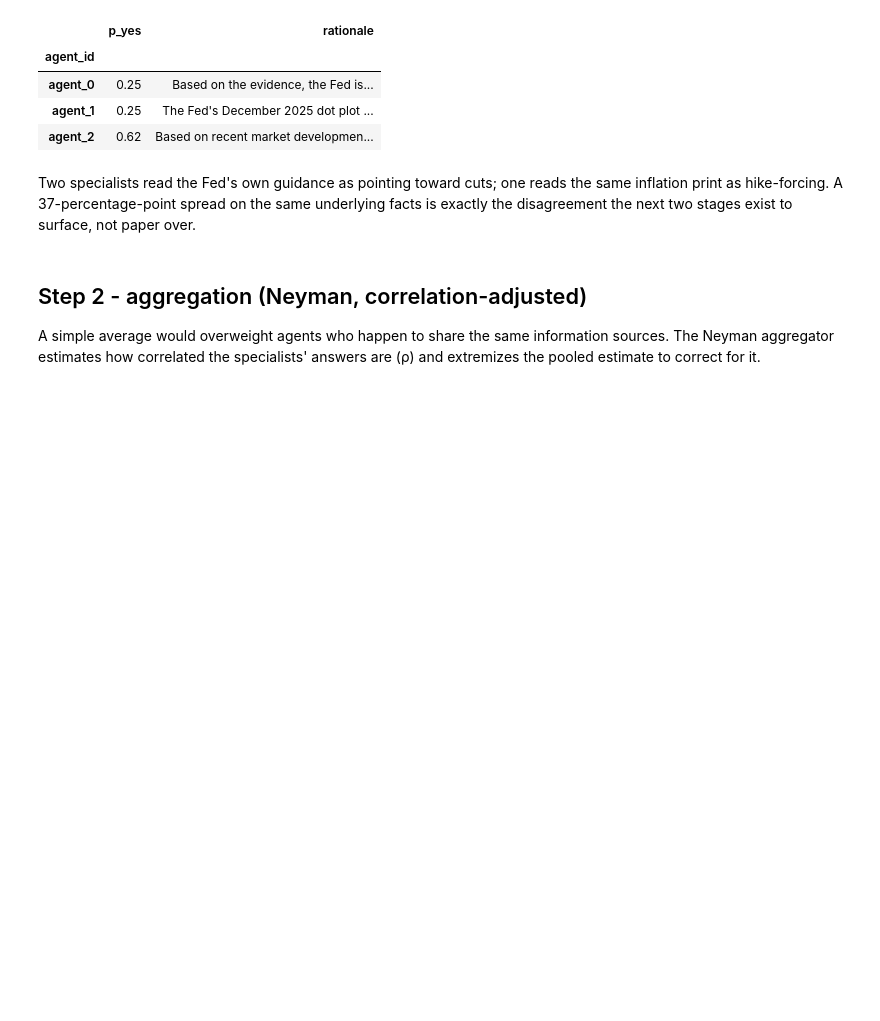
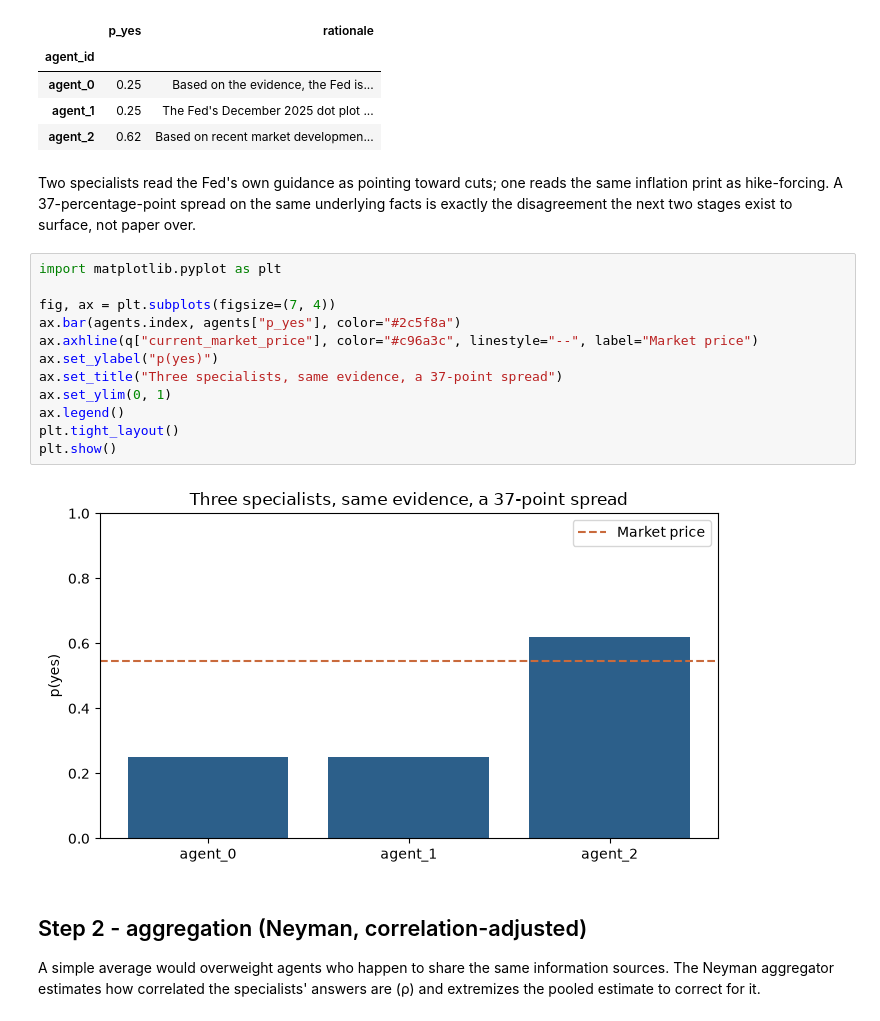
Before and after one commit to ml4t/packt-workshop, a Jupyter notebook: notebooks/05_research_agent_trace.ipynb, the cells around one changed output. Drawn from its saved outputs; the diff is of its cells as text; blank space fills up the shorter version.

```diff
--- a/notebooks/05_research_agent_trace.ipynb
+++ b/notebooks/05_research_agent_trace.ipynb
@@ -123,6 +123,20 @@ Two specialists read the Fed's own guidance as pointing toward cuts;
 one reads the same inflation print as hike-forcing. A 37-percentage-point
 spread on the same underlying facts is exactly the disagreement the next
 two stages exist to surface, not paper over.
+# %%
+import matplotlib.pyplot as plt
+
+fig, ax = plt.subplots(figsize=(7, 4))
+ax.bar(agents.index, agents["p_yes"], color="#2c5f8a")
+ax.axhline(q["current_market_price"], color="#c96a3c", linestyle="--", label="Market price")
+ax.set_ylabel("p(yes)")
+ax.set_title("Three specialists, same evidence, a 37-point spread")
+ax.set_ylim(0, 1)
+ax.legend()
+plt.tight_layout()
+plt.show()
+# %% [output]
+[figure, added]
 # %% [markdown]
 ## Step 2 - aggregation (Neyman, correlation-adjusted)
 
```
Also changed, not shown: parts of 1 cell of this notebook, 3 other files.
